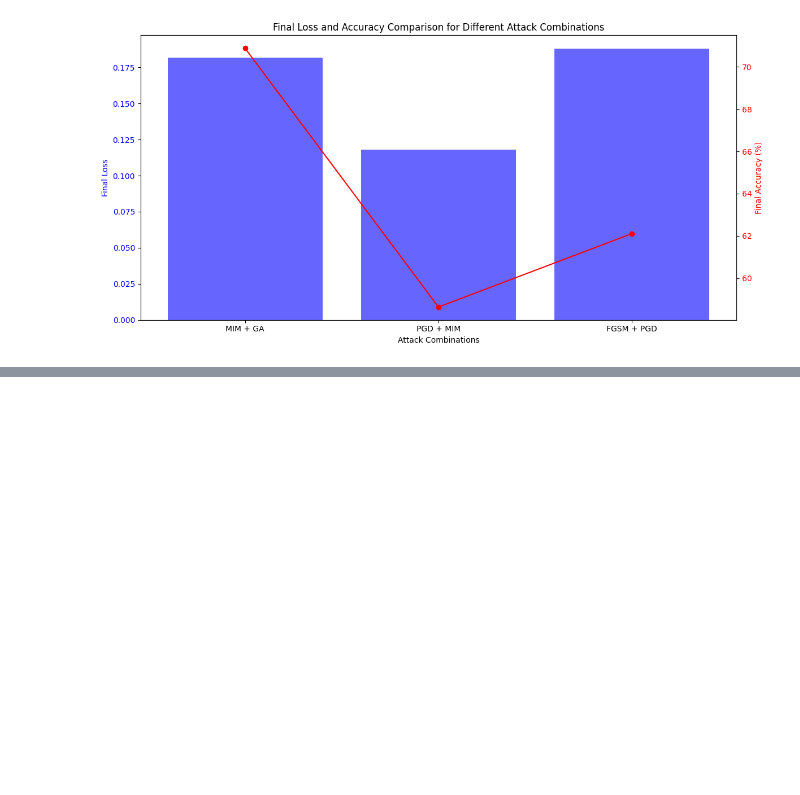
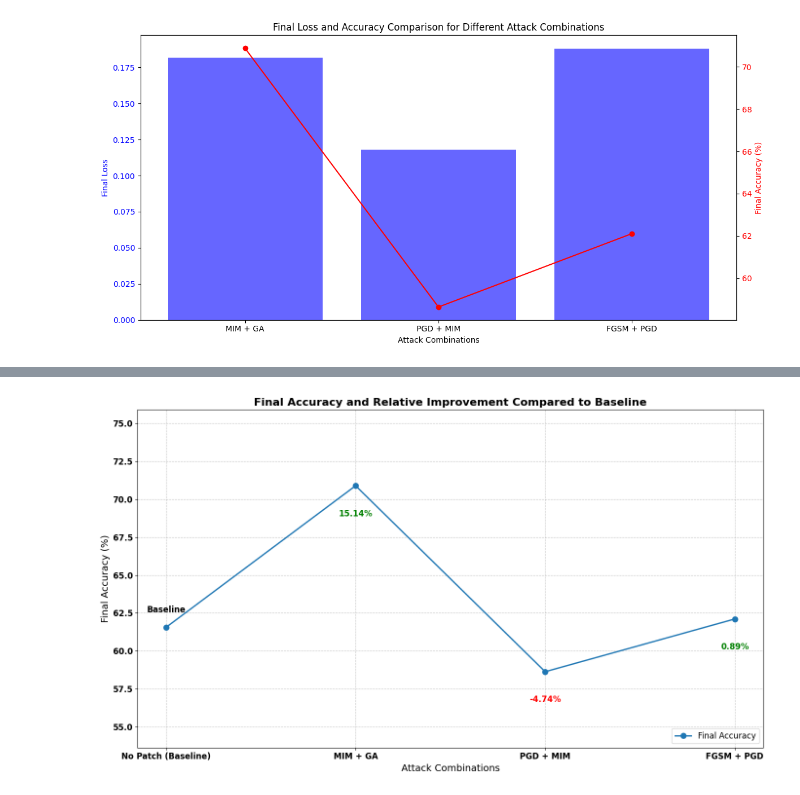
Before and after one commit to saifaldin14/AdversarialAttack3DCNN, a Jupyter notebook: 3DProject.ipynb, the cells around one changed output, grey strips where cells are left out. Drawn from its saved outputs; the diff is of its cells as text; code cells hidden in the pictures; blank space fills up the shorter version.

```diff
--- a/3DProject.ipynb
+++ b/3DProject.ipynb
@@ -1387,0 +1447,38 @@ plot_final_metrics(mim_ga_test_loss, mim_ga_test_acc, pgd_mim_test_loss, pgd_mim
+# %%
+def calculate_percent_improvement(baseline_acc, test_accuracies):
+    percent_improvement = [(acc - baseline_acc) / baseline_acc * 100 for acc in test_accuracies]
+    return percent_improvement
+
+import matplotlib.pyplot as plt
+
+def plot_accuracy_with_improvement(no_patch_acc, mim_ga_acc, pgd_mim_acc, fgsm_pgd_acc):
+    attack_combinations = ["No Patch (Baseline)", "MIM + GA", "PGD + MIM", "FGSM + PGD"]
+    accuracies = [no_patch_acc, mim_ga_acc, pgd_mim_acc, fgsm_pgd_acc]
+
+    percent_improvement = calculate_percent_improvement(no_patch_acc, accuracies[1:])
+
+    plt.figure(figsize=(14, 8))
+    plt.plot(attack_combinations, accuracies, color='#1f77b4', marker='o', linestyle='-', linewidth=2, markersize=8, label='Final Accuracy')
+
+    for i, (_, acc, improvement) in enumerate(zip(attack_combinations[1:], accuracies[1:], percent_improvement), start=1):
+        color = 'green' if improvement > 0 else 'red'
+        plt.text(i, acc - 2, f"{improvement:.2f}%", fontsize=12, color=color, ha='center', fontweight='bold')
+
+    plt.text(0, no_patch_acc + 1, "Baseline", fontsize=12, color='black', ha='center', fontweight='bold')
+
+    plt.title('Final Accuracy and Relative Improvement Compared to Baseline', fontsize=16, fontweight='bold')
+    plt.xlabel('Attack Combinations', fontsize=14)
+    plt.ylabel('Final Accuracy (%)', fontsize=14)
+    plt.ylim(min(accuracies) - 5, max(accuracies) + 5)  # Adjust y-axis limits for better visualization
+    plt.grid(True, linestyle='--', alpha=0.7)
+    plt.legend(fontsize=12, loc='lower right')
+
+    plt.xticks(fontsize=12, fontweight='bold')
+    plt.yticks(fontsize=12, fontweight='bold')
+
+    plt.tight_layout()
+    plt.show()
+
+plot_accuracy_with_improvement(no_patch_test_acc, mim_ga_test_acc, pgd_mim_test_acc, fgsm_pgd_test_acc)
+# %% [output]
+[figure, added]
```
Also changed, not shown: parts of 9 cells of this notebook, 4 other files.
